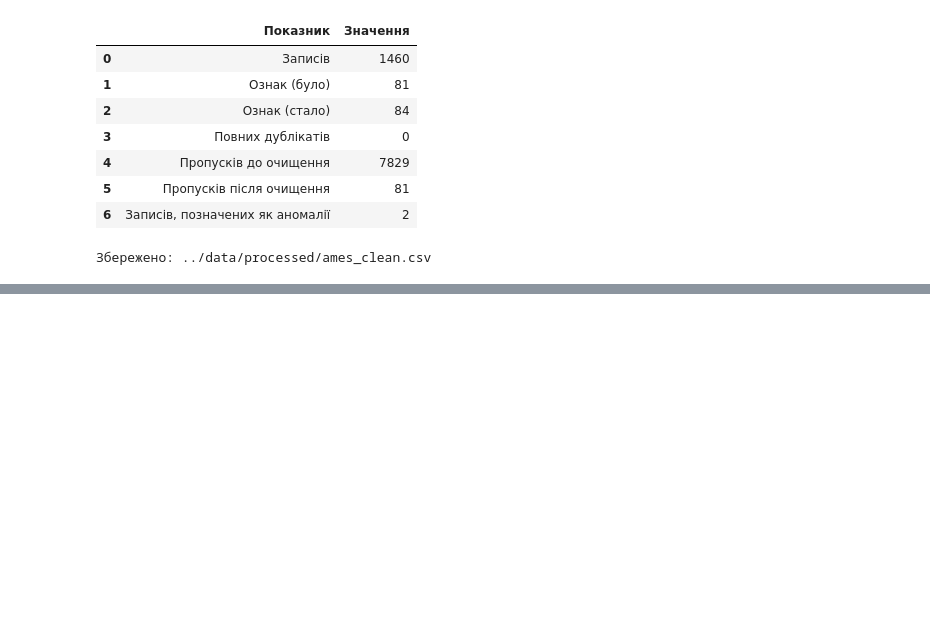
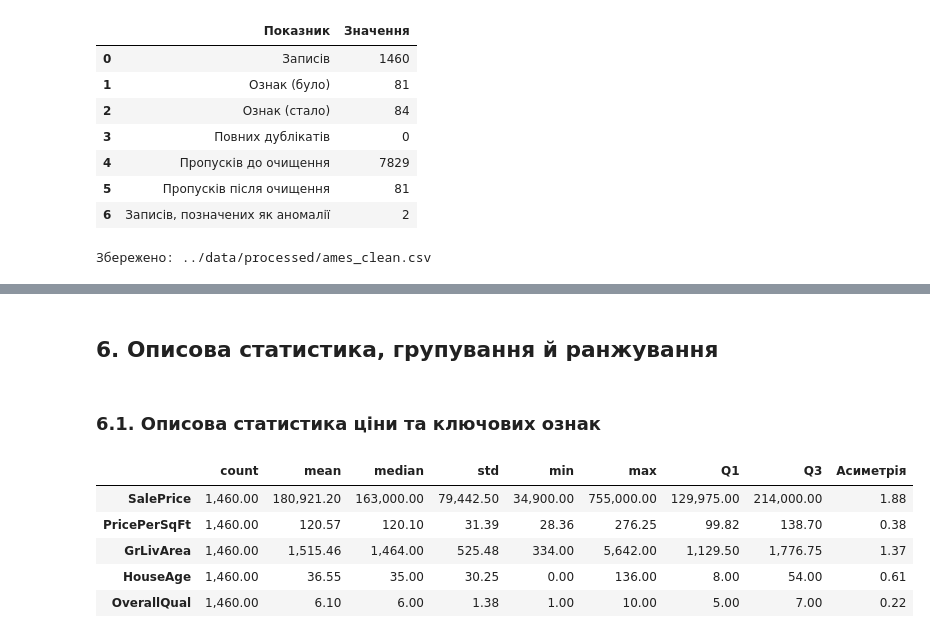
Before and after one commit to Denis8870/ames-housing-analysis, a Jupyter notebook: notebooks/analysis.ipynb, the cells around one changed output, grey strips where cells are left out. Drawn from its saved outputs; the diff is of its cells as text; code cells hidden in the pictures; blank space fills up the shorter version.

```diff
--- a/notebooks/analysis.ipynb
+++ b/notebooks/analysis.ipynb
@@ -286,0 +308,14 @@ print("Збережено:", PROCESSED_PATH)
+# %%
+df["HouseAge"] = df["YrSold"] - df["YearBuilt"]
+df["PricePerSqFt"] = df["SalePrice"] / df["GrLivArea"]
+df["TotalSF"] = df["TotalBsmtSF"] + df["1stFlrSF"] + df["2ndFlrSF"]
+df["WasRemodeled"] = (df["YearRemodAdd"] > df["YearBuilt"]).astype(int)
+
+df["AgeGroup"] = pd.cut(
+    df["HouseAge"], bins=[-1, 5, 20, 50, 200],
+    labels=["Новий (до 5 р.)", "5–20 р.", "20–50 р.", "Старий (50+ р.)"],
+)
+df["SizeCategory"] = pd.qcut(
+    df["GrLivArea"], q=4, labels=["Малий", "Середній", "Великий", "Дуже великий"],
+)
+df[["HouseAge", "PricePerSqFt", "TotalSF", "WasRemodeled", "AgeGroup", "SizeCategory"]].head()
@@ -286,0 +352,18 @@ print("Збережено:", PROCESSED_PATH)
+# %% [markdown]
+## 6. Описова статистика, групування й ранжування
+# %% [markdown]
+### 6.1. Описова статистика ціни та ключових ознак
+# %%
+key_cols = ["SalePrice", "PricePerSqFt", "GrLivArea", "HouseAge", "OverallQual"]
+stats = df[key_cols].agg(["count", "mean", "median", "std", "min", "max"]).T
+stats["Q1"] = df[key_cols].quantile(0.25)
+stats["Q3"] = df[key_cols].quantile(0.75)
+stats["Асиметрія"] = df[key_cols].skew()
+stats
+# %% [output]
+|  | count | mean | median | std | min | max | Q1 | Q3 | Асиметрія |
+| SalePrice | 1,460.00 | 180,921.20 | 163,000.00 | 79,442.50 | 34,900.00 | 755,000.00 | 129,975.00 | 214,000.00 | 1.88 |
+| PricePerSqFt | 1,460.00 | 120.57 | 120.10 | 31.39 | 28.36 | 276.25 | 99.82 | 138.70 | 0.38 |
+| GrLivArea | 1,460.00 | 1,515.46 | 1,464.00 | 525.48 | 334.00 | 5,642.00 | 1,129.50 | 1,776.75 | 1.37 |
+| HouseAge | 1,460.00 | 36.55 | 35.00 | 30.25 | 0.00 | 136.00 | 8.00 | 54.00 | 0.61 |
+| OverallQual | 1,460.00 | 6.10 | 6.00 | 1.38 | 1.00 | 10.00 | 5.00 | 7.00 | 0.22 |
```
Also changed, not shown: parts of 22 cells of this notebook.
